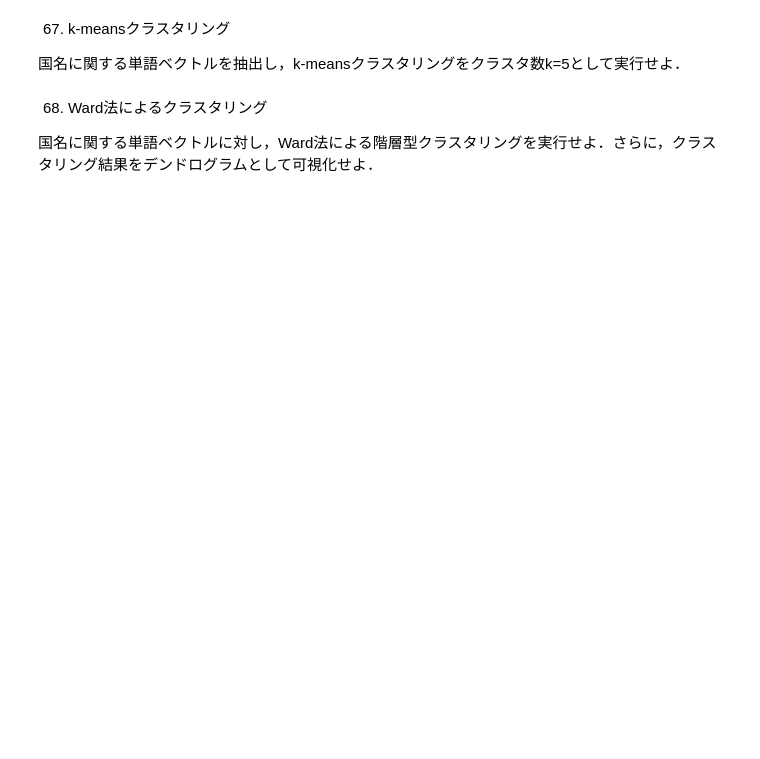
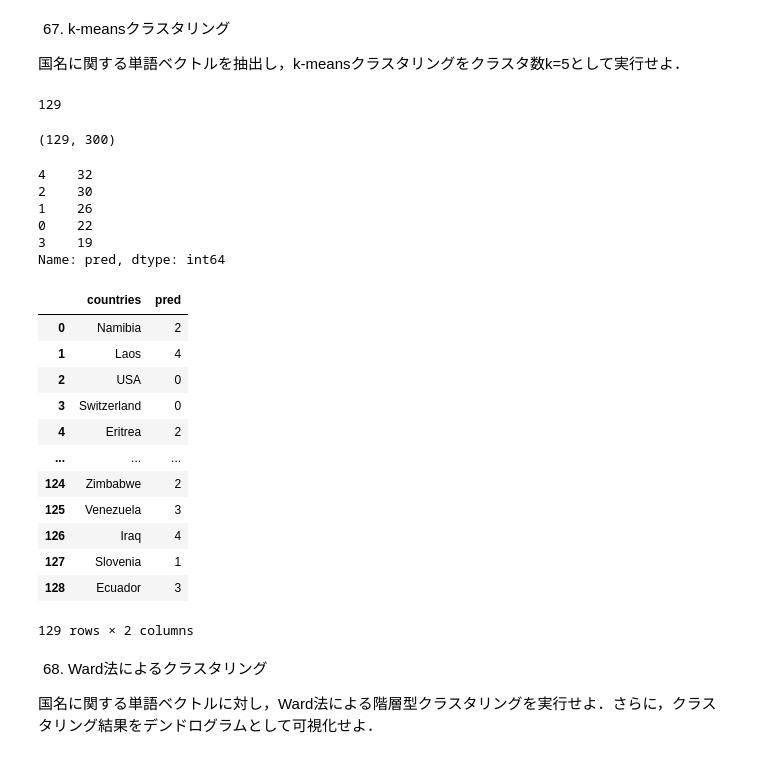
Before and after one commit to Young-Dong/nlp, a Jupyter notebook: nlp100_7.ipynb, the cells around one changed output. Saved outputs shown, nothing was run; the diff lists cells and outputs as text; code cells hidden in the pictures; blank space fills up the shorter version.

```diff
--- a/nlp100_7.ipynb
+++ b/nlp100_7.ipynb
@@ -238,3 +244,15 @@ SpearmanrResult(correlation=0.7000166486272194, pvalue=2.86866666051422e-53)
 67. k-meansクラスタリング
 
 国名に関する単語ベクトルを抽出し，k-meansクラスタリングをクラスタ数k=5として実行せよ．
+# %%
+df_1 = df[df['0'].isin(['capital-common-countries', 'capital-world'])]
+df_2 = df[df['0'].isin(['currency', 'gram6-nationality-adjective'])]
+c = set(df_1['2']) | set(df_1['4']) | set(df_2['1']) | set(df_2['3'])
+len(c)
+# %% [output]
+129
+# %%
+c_v = model[c]
+c_v.shape
+# %% [output]
+(129, 300)
@@ -241,3 +264,30 @@ SpearmanrResult(correlation=0.7000166486272194, pvalue=2.86866666051422e-53)
+# %%
+df_c = pd.DataFrame()
+df_c['countries'], df_c['pred'] = list(c), pred
+df_c['pred'].value_counts()
+# %% [output]
+4    32
+2    30
+1    26
+0    22
+3    19
+Name: pred, dtype: int64
+# %%
+df_c
+# %% [output]
+|  | countries | pred |
+| 0 | Namibia | 2 |
+| 1 | Laos | 4 |
+| 2 | USA | 0 |
+| 3 | Switzerland | 0 |
+| 4 | Eritrea | 2 |
+| ... | ... | ... |
+| 124 | Zimbabwe | 2 |
+| 125 | Venezuela | 3 |
+| 126 | Iraq | 4 |
+| 127 | Slovenia | 1 |
+| 128 | Ecuador | 3 |
+129 rows × 2 columns
 # %% [markdown]
 68. Ward法によるクラスタリング
 
```
Also changed, not shown: parts of 16 cells of this notebook.
